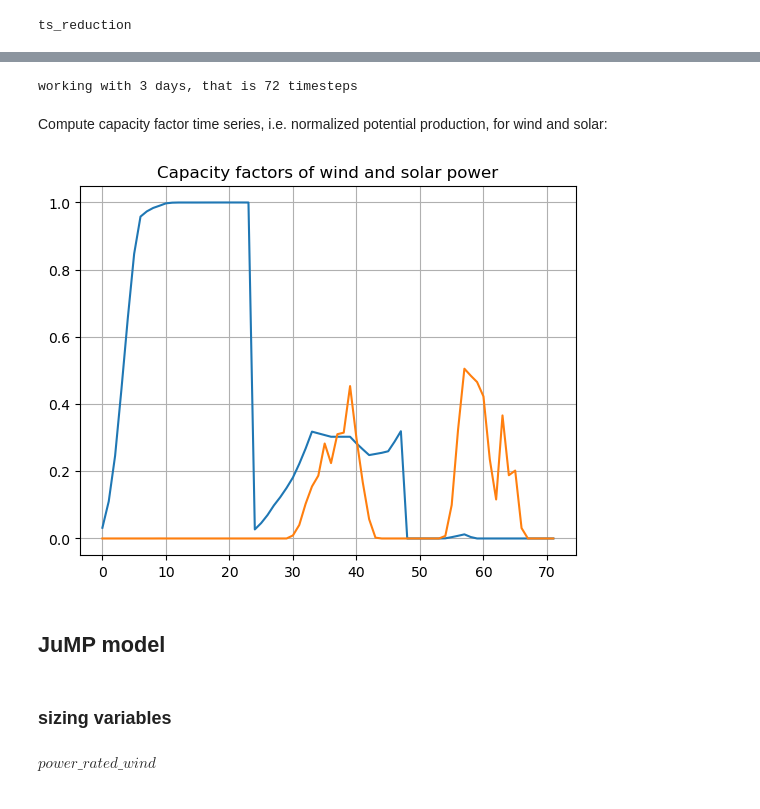
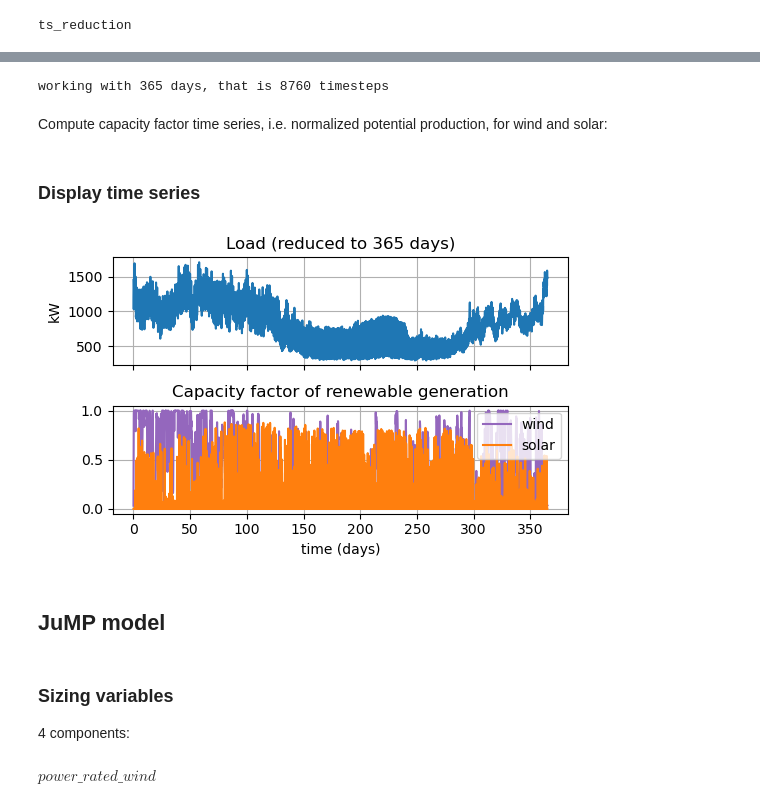
Before and after one commit to pierre-haessig/Microgrids.JuMP, a Jupyter notebook: Microgrid_optimization_JuMP.ipynb, the cells around one changed output, grey strips where cells are left out. Saved outputs shown, nothing was run; the diff lists cells and outputs as text; code cells hidden in the pictures.

```diff
--- a/Microgrid_optimization_JuMP.ipynb
+++ b/Microgrid_optimization_JuMP.ipynb
@@ -122,19 +117,13 @@ Select amount of data reduction:
 # %%
-ndays = 3 # 1 to 365
+ndays = 365 # 1 to 365
 K = ndays*24 # h
+
+ts_reduction_ndays(x) = ts_reduction(x, ndays)
+
 println("working with $ndays days, that is $K timesteps")
 # %% [output]
-working with 3 days, that is 72 timesteps
+working with 365 days, that is 8760 timesteps
+# %%
+Pload = mg.load |> ts_reduction_ndays;
 # %% [markdown]
 Compute capacity factor time series, i.e. normalized potential production, for wind and solar:
-# %%
-ts_reduction_ndays(x) = ts_reduction(x, ndays)
-# (works because the rated power in mg are set to 1 kW)
-cf_pv   = production(mg.nondispatchables[1]) |> ts_reduction_ndays
-cf_wind = production(mg.nondispatchables[2]) |> ts_reduction_ndays
-plot(cf_wind)
-plot(cf_pv)
-grid()
-title("Capacity factors of wind and solar power");
-# %% [output]
-[figure, removed]
@@ -141,3 +134,29 @@ title("Capacity factors of wind and solar power");
+# %% [markdown]
+### Display time series
+# %%
+td = collect((0:K-1)/24) # time in days
+
+fig, (ax1,ax2) = subplots(2,1, figsize=(5.5,3.5), sharex=true)
+
+ax1.plot(td, Pload)
+ax1.grid()
+ax1.set(
+    title="Load (reduced to $ndays days)",
+    ylabel="kW"
+)
+
+ax2.plot(td, cf_wind, label="wind", color="tab:purple")
+ax2.plot(td, cf_pv, label="solar", color="tab:orange")
+ax2.grid()
+ax2.legend(loc="upper right")
+ax2.set(
+    title="Capacity factor of renewable generation",
+    xlabel="time (days)"
+)
+
+fig.tight_layout()
+# %% [output]
+[figure, added]
 # %% [markdown]
 ## JuMP model
 # %%
@@ -145,6 +166,8 @@ model = Model(HiGHS.Optimizer)
 set_silent(model)
 # %% [markdown]
-### sizing variables
+### Sizing variables
+
+4 components:
 # %%
 @variable(model, 0 <= power_rated_gen <= power_rated_gen_max)
 @variable(model, 0 <= energy_rated_sto <= energy_rated_sto_max)
```
Also changed, not shown: parts of 54 cells of this notebook.
